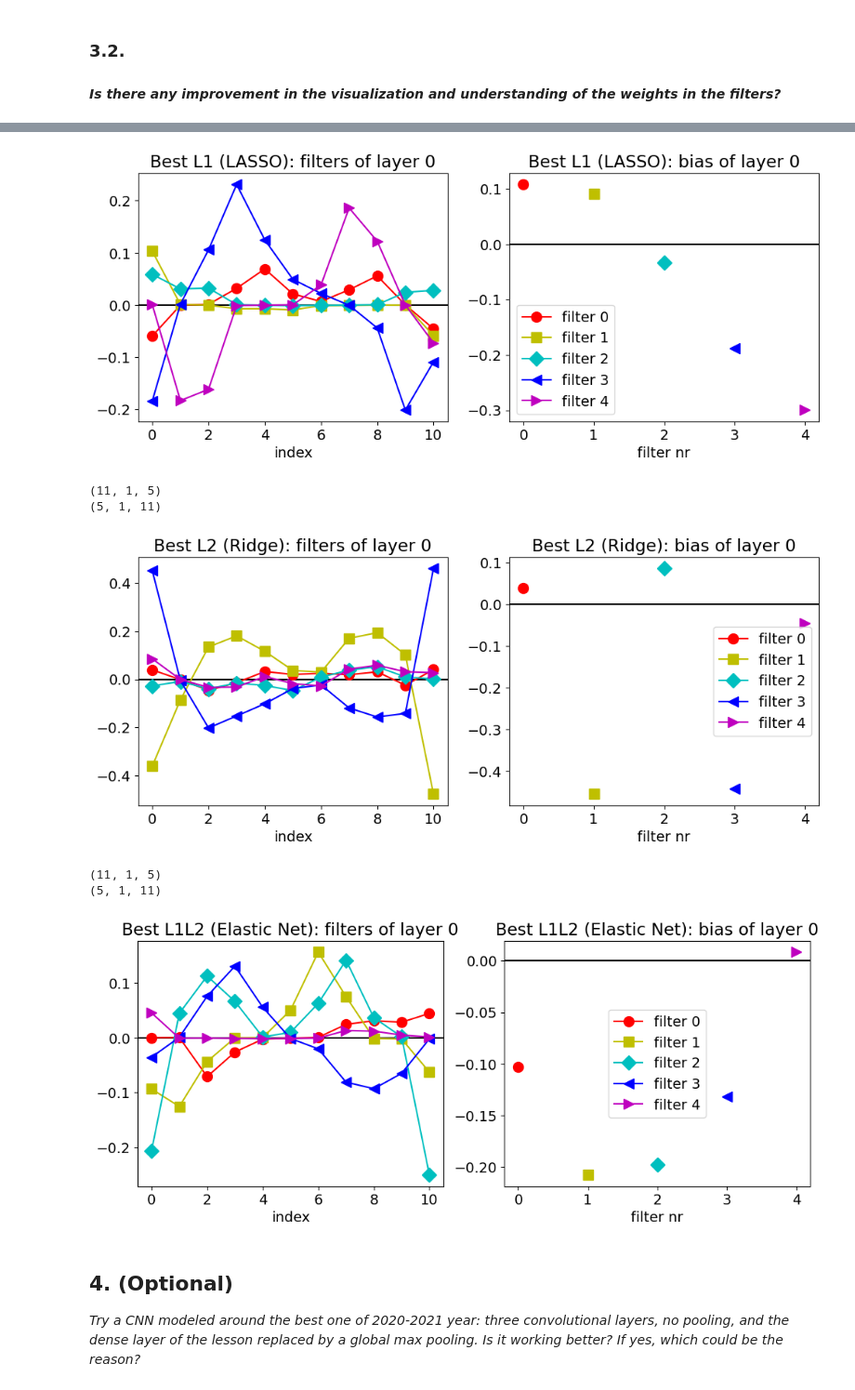
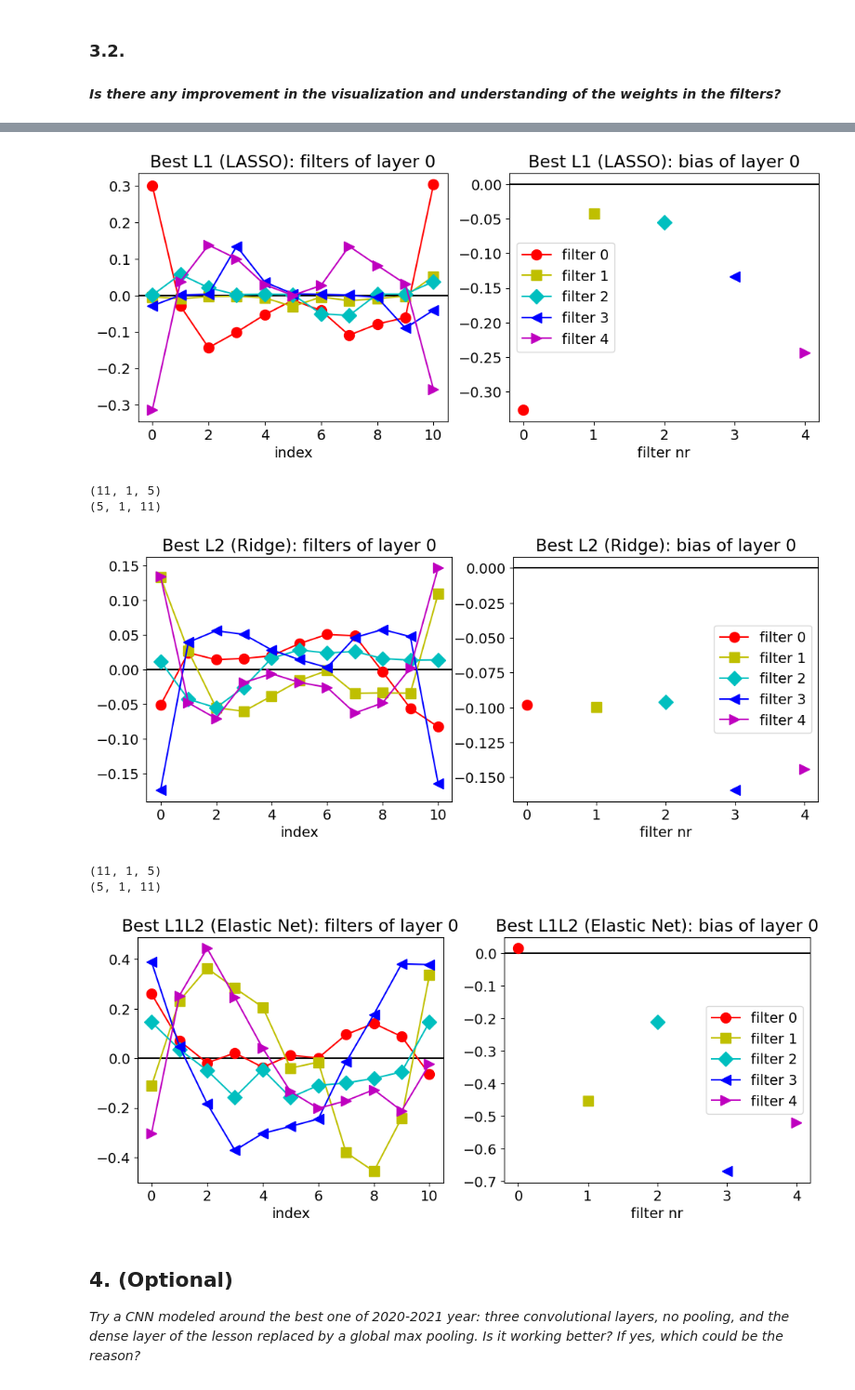
Before and after one commit to FC0000/LCP_B, a Jupyter notebook: group2607_exercise2.ipynb, the cells around one changed output, grey strips where cells are left out. Shown at 93% size. Cells and saved outputs as stored; diff of their text form; code cells hidden in the pictures.

```diff
--- a/group2607_exercise2.ipynb
+++ b/group2607_exercise2.ipynb
@@ -416,0 +429,5 @@ fig.show();
+# %%
+best_idx = np.argmax(accuracies_L1)
+best_L1 = lambdas[best_idx]
+best_acc_L1 = accuracies_L1[best_idx]
+print(f"The best value of lambda for LASSO is {best_L1}, with an accuracy of {best_acc_L1}.")
@@ -420,7 +439,7 @@ fig.show();
 A = 300
 x_data, y_data = read_data(A)
 x_train, y_train, x_val, y_val = split_train_validation_rescale(x_data, y_data)
-accuracies = []
+accuracies_L2 = []
 
 for l in lambdas:
     model = create_CNN_with_reg(NCONV, 'l2', l)
@@ -428,13 +447,15 @@ for l in lambdas:
                     epochs=EPOCHS,
                     validation_data=(x_val, y_val),
                     verbose=0, shuffle=True)
-    accuracies.append(max(fit.history['val_accuracy']))
+    accuracies_L2.append(max(fit.history['val_accuracy']))
 
 fig, ax = plt.subplots(figsize = (10, 6))
-ax.scatter(lambdas, accuracies)
-ax.set_xlabel('Lambda')
+ax.scatter(lambdas, accuracies, zorder = 5, color = 'b')
+ax.plot(lambdas, accuracies, zorder = 5, color = 'b')
+ax.set_xlabel('$Lambda$')
 ax.set_xscale('log')
-ax.set_ylabel('Accuracy')
+ax.set_ylim(0.0, 0.85)
+ax.set_ylabel('$Accuracy$')
 ax.set_title('L2(Ridge)')
 ax.grid(True)
 fig.show();
@@ -442,0 +464,5 @@ fig.show();
+# %%
+best_idx = np.argmax(accuracies_L2)
+best_L2 = lambdas[best_idx]
+best_acc_L2 = accuracies_L2[best_idx]
+print(f"The best value of lambda for Ridge is {best_L2}, with an accuracy of {best_acc_L2}.")
@@ -475,0 +504,8 @@ plt.show();
+# %%
+acc_array = np.array(accuracies_matrix)
+flat_idx = np.argmax(acc_array)
+best_row, best_col = np.unravel_index(flat_idx, acc_array.shape)
+best_L1el = lambdas[best_row]
+best_L2el = lambdas[best_col]
+best_acc_L1L2 = acc_array[best_row, best_col]
+print(f"The best values of (lambda1, lambda2) for L1L2 are {best_L1, best_L2}, with an accuracy of {best_acc_L1L2}.")
@@ -494,19 +532,19 @@ fit_no_reg = model_no_reg.fit(x_train,y_train,batch_size=BATCH_SIZE,
                         validation_data=(x_val, y_val),
                         verbose=0, shuffle=True)
 
-best_model_L1 = create_CNN_with_reg(NCONV = 1, reg = 'l1', l = 1e-2)
+best_model_L1 = create_CNN_with_reg(NCONV = 1, reg = 'l1', l = best_L1)
 fit_L1 = best_model_L1.fit(x_train,y_train,batch_size=BATCH_SIZE,
                         epochs=EPOCHS,
                         validation_data=(x_val, y_val),
                         verbose=0, shuffle=True)
 
-best_model_L2 = create_CNN_with_reg(NCONV = 1, reg = 'l2', l = 1e-2)
+best_model_L2 = create_CNN_with_reg(NCONV = 1, reg = 'l2', l = best_L2)
 fit_L2 = best_model_L2.fit(x_train,y_train,batch_size=BATCH_SIZE,
                         epochs=EPOCHS,
                         validation_data=(x_val, y_val),
                         verbose=0, shuffle=True)
 
-best_model_L1L2 = create_CNN_with_reg(NCONV = 1, reg = 'l1l2', l = [1e-2, 1e-2])
+best_model_L1L2 = create_CNN_with_reg(NCONV = 1, reg = 'l1l2', l = [best_L1el, best_L2el])
 fit = best_model_L1L2.fit(x_train,y_train,batch_size=BATCH_SIZE,
                         epochs=EPOCHS,
                         validation_data=(x_val, y_val),
@@ -523,12 +561,12 @@ Show_weights(best_model_L1L2, l=0, label="Best L1L2 (Elastic Net)")
 (11, 1, 5)
 (5, 1, 11)
-[figure, old version]
+[figure, new version]
 (11, 1, 5)
 (5, 1, 11)
-[figure, old version]
+[figure, new version]
 (11, 1, 5)
 (5, 1, 11)
-[figure, old version]
+[figure, new version]
 # %% [markdown]
 ## **4. (Optional)**
 *Try a CNN modeled around the best one of 2020-2021 year: three convolutional layers, no pooling, and the dense layer of the lesson replaced by a global max pooling. Is it working better? If yes, which could be the reason?*
```
Also changed, not shown: parts of 14 cells of this notebook.
